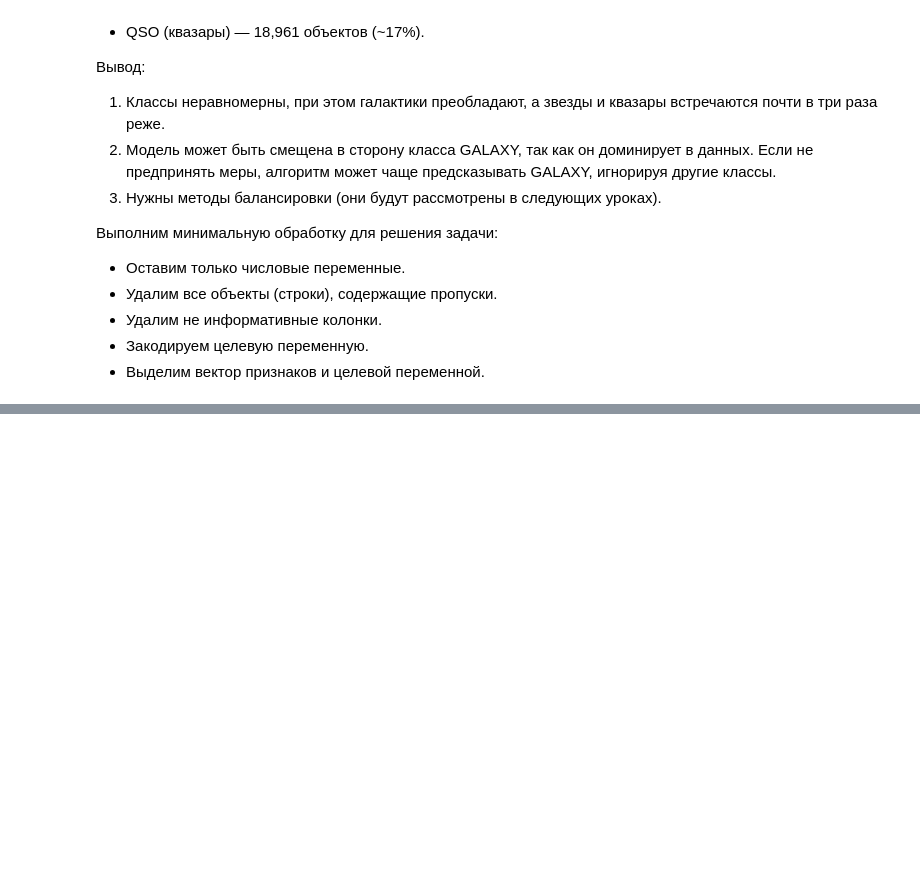
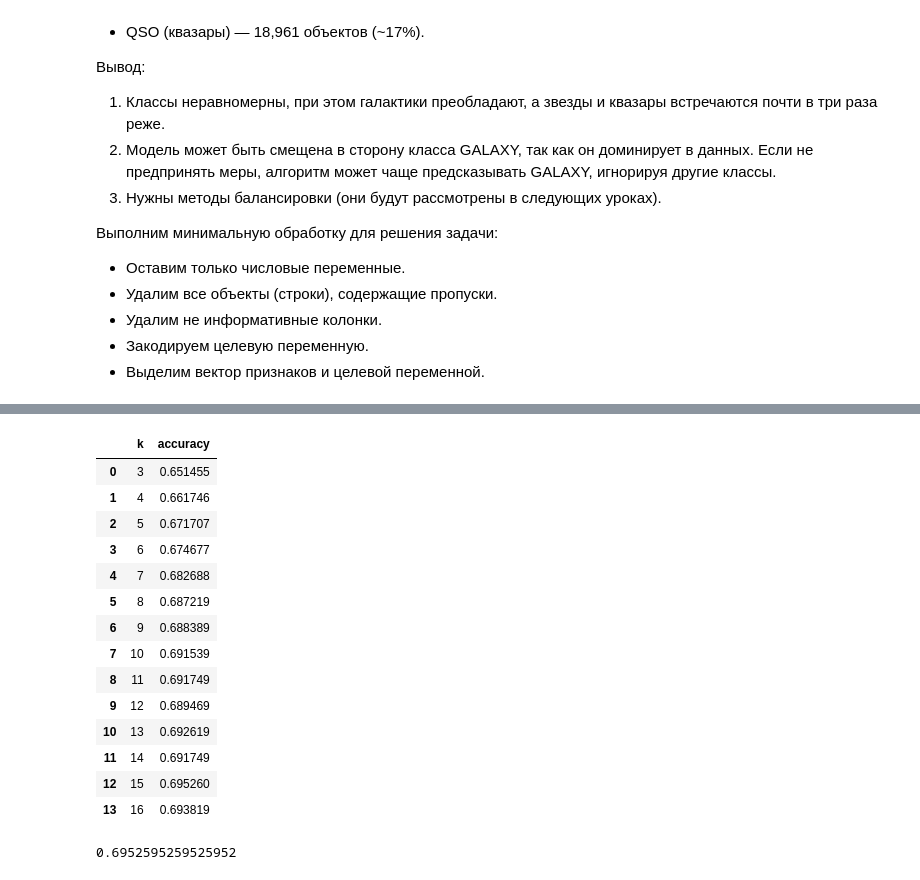
Before and after one commit to iTonyJah/DataScience, a Jupyter notebook: Edu/classical_ml/classical_ml_test.ipynb, the cells around one changed output, grey strips where cells are left out. Drawn from its saved outputs; the diff is of its cells as text; code cells hidden in the pictures; blank space fills up the shorter version.

Commit message:
cl_ml_knn_sklearn_started

```diff
--- a/Edu/classical_ml/classical_ml_test.ipynb
+++ b/Edu/classical_ml/classical_ml_test.ipynb
@@ -2601,3 +2604,6 @@ plt.show()
 * Удалим не информативные колонки.
 * Закодируем целевую переменную.
 * Выделим вектор признаков и целевой переменной.
+# %%
+# Удалим все объекты где есть пропуски
+df = df.dropna()
@@ -2603,0 +2630,7 @@ plt.show()
+# %%
+# Удалим неинформативную колонку
+df = df.drop(columns=['object_ID'])
+# %%
+# Возьмем только числовые колонки
+numeric_cols = df.select_dtypes(include='number').columns
+df_X = df[numeric_cols]
@@ -2603,0 +2671,10 @@ plt.show()
+# %%
+from sklearn.model_selection import train_test_split
+
+X = df_X.copy()
+y = df['class']
+
+X_train, X_test, y_train, y_test = train_test_split(X, y, test_size=1/3, random_state=42)
+
+print(f'Train shape: {X_train.shape}, {y_train.shape}')
+print(f'Test shape: {X_test.shape}, {y_test.shape}')
@@ -2603,0 +2717,49 @@ plt.show()
+# %%
+from sklearn.neighbors import KNeighborsClassifier # классификатор
+from sklearn.neighbors import KNeighborsRegressor # регрессор
+
+from sklearn.metrics import accuracy_score, confusion_matrix, recall_score, precision_score
+
+# Список для хранения всех вариантов модели
+# и метрик для каждой из них
+scores = []
+
+# переберем соседей от 3 до 16 включительно
+for i in range(3, 17):
+    # словарь для сохренение метрик для одной модели
+    score = {}
+    # создаем модель с количеством соседей i
+    knn = KNeighborsClassifier(i)
+    # обучаем модель
+    knn.fit(X_train,y_train)
+    # метод predict возвращает вектор ответов для X_test
+    answers = knn.predict(X_test)
+
+    # Оцениваем KNN  с кол-вом сосдей i и сохраняем
+    score['k'] = i
+    score['accuracy'] = accuracy_score(answers,y_test)
+    scores.append(score)
+
+# вывод всех вариантов и их метрик
+scores = pd.DataFrame(scores)
+scores
+# %% [output]
+|  | k | accuracy |
+| 0 | 3 | 0.651455 |
+| 1 | 4 | 0.661746 |
+| 2 | 5 | 0.671707 |
+| 3 | 6 | 0.674677 |
+| 4 | 7 | 0.682688 |
+| 5 | 8 | 0.687219 |
+| 6 | 9 | 0.688389 |
+| 7 | 10 | 0.691539 |
+| 8 | 11 | 0.691749 |
+| 9 | 12 | 0.689469 |
+| 10 | 13 | 0.692619 |
+| 11 | 14 | 0.691749 |
+| 12 | 15 | 0.695260 |
+| 13 | 16 | 0.693819 |
+# %%
+scores.accuracy.max()
+# %% [output]
+0.6952595259525952
```
Also changed, not shown: parts of 16 cells of this notebook.
